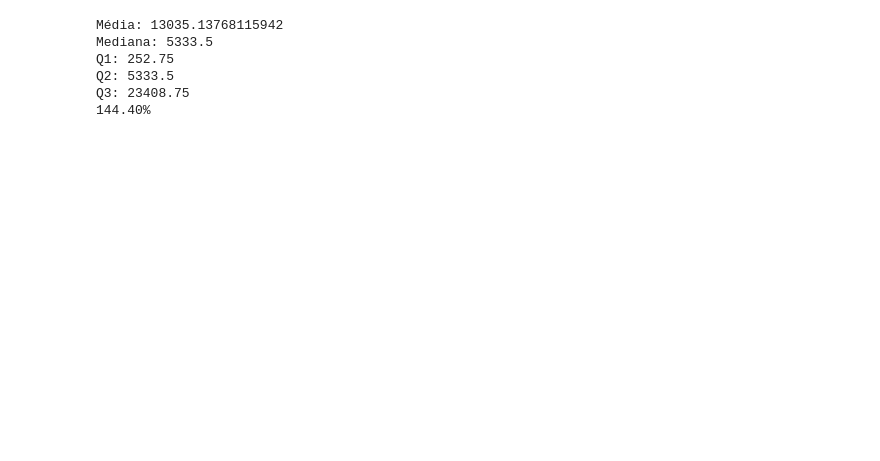
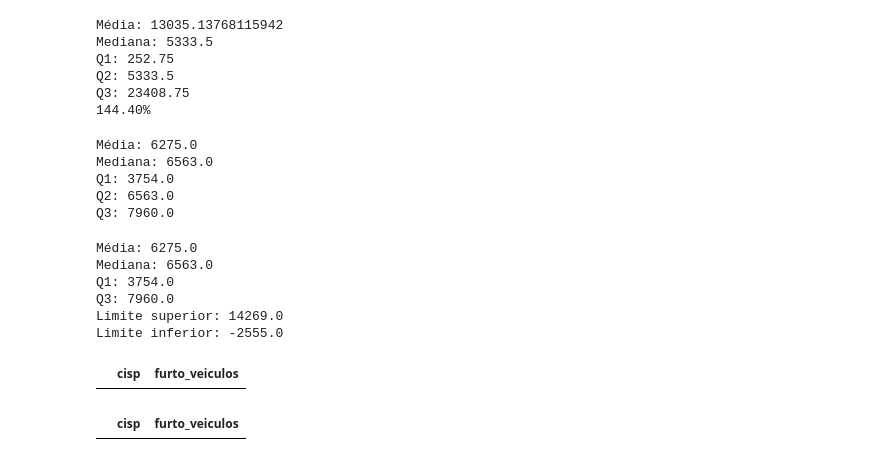
Before and after one commit to danicarvalho-1995/UC2, a Jupyter notebook: ISP_Dados.ipynb, the cells around one changed output. Cells and saved outputs as stored; diff of their text form; code cells hidden in the pictures; blank space fills up the shorter version.

```diff
--- a/ISP_Dados.ipynb
+++ b/ISP_Dados.ipynb
@@ -205,3 +390,71 @@ Q1: 252.75
 Q2: 5333.5
 Q3: 23408.75
 144.40%
+# %%
+munic_pedido = ['Belford Roxo', 'Nova Iguaçu', 'Queimados']
+
+df_bf = df.loc[(df['munic'].isin(munic_pedido))]
+
+df_furto_veiculo_bf_dp = df_bf.groupby('cisp')['furto_veiculos'].sum().reset_index().sort_values(by='furto_veiculos', ascending = False)
+df_furto_veiculo_bf_dp
+
+array_furto_bf = np.array(df_furto_veiculo_bf_dp['furto_veiculos'])
+array_furto_bf
+
+media = np.mean(array_furto_bf)
+mediana = np.median(array_furto_bf)
+q1 = np.percentile(array_furto_bf, 25)
+q2 = np.percentile(array_furto_bf, 50)
+q3 = np.percentile(array_furto_bf, 75)
+
+print(f'Média: {media}')
+print(f'Mediana: {mediana}')
+print(f'Q1: {q1}')
+print(f'Q2: {q2}')
+print(f'Q3: {q3}')
+# %% [output]
+Média: 6275.0
+Mediana: 6563.0
+Q1: 3754.0
+Q2: 6563.0
+Q3: 7960.0
+# %%
+df_furto_veiculo_bf_dp = df_bf.groupby('cisp')['furto_veiculos'].sum().reset_index().sort_values(by='furto_veiculos', ascending = False)
+array_furto_bf = np.array(df_furto_veiculo_bf_dp['furto_veiculos'])
+
+
+minimo = np.min(array_furto_bf)
+maximo = np.max(array_furto_bf)
+aplitude = maximo - minimo
+media_furto = np.mean(array_furto_bf)
+mediana_furto = np.median(array_furto_bf)
+q1_furto = np.percentile(array_furto_bf, 25)
+q2_furto = np.percentile(array_furto_bf, 50)
+q3_furto = np.percentile(array_furto_bf, 75)
+iqr = q3_furto - q1_furto
+limite_superior = q3_furto + (1.5 * iqr)
+limite_inferior = q1_furto - (1.5 * iqr)
+
+print(f'Média: {media_furto}')
+print(f'Mediana: {mediana_furto}')
+print(f'Q1: {q1_furto}')
+print(f'Q3: {q3_furto}')
+print(f'Limite superior: {limite_superior}')
+print(f'Limite inferior: {limite_inferior}')
+
+outlier_sup = df_furto_veiculo_bf_dp.query("furto_veiculos > @limite_superior")
+outlier_inf = df_furto_veiculo_bf_dp.query("furto_veiculos < @limite_inferior")
+outlier_sup = outlier_sup.sort_values(by='furto_veiculos', ascending=False)
+outlier_inf = outlier_inf.sort_values(by='furto_veiculos', ascending=True)
+
+display(outlier_sup)
+display(outlier_inf)
+# %% [output]
+Média: 6275.0
+Mediana: 6563.0
+Q1: 3754.0
+Q3: 7960.0
+Limite superior: 14269.0
+Limite inferior: -2555.0
+|  | cisp | furto_veiculos |
+|  | cisp | furto_veiculos |
```
Also changed, not shown: parts of 28 cells of this notebook, 3 other files.
